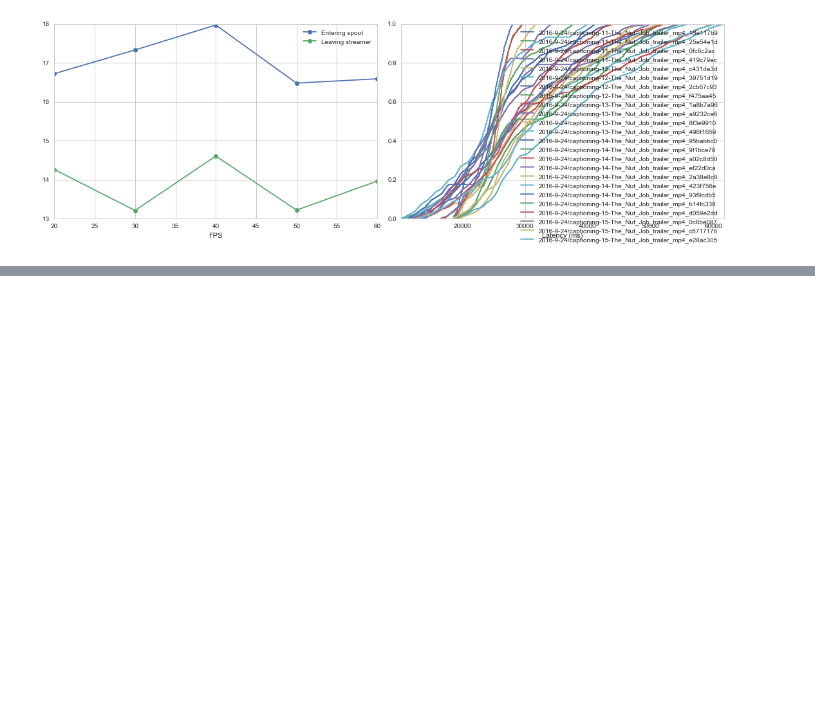
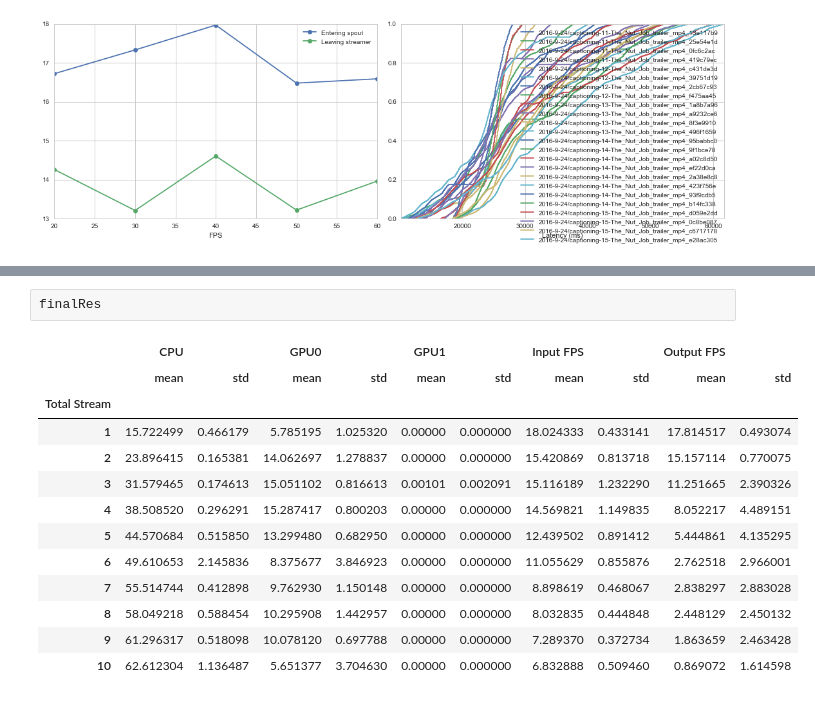
Before and after one commit to Aetf/remotelog, a Jupyter notebook: Exp-Res-New.ipynb, the cells around one changed output, grey strips where cells are left out. Cells and saved outputs as stored; diff of their text form; blank space fills up the shorter version.

```diff
--- a/Exp-Res-New.ipynb
+++ b/Exp-Res-New.ipynb
@@ -152,0 +237,16 @@ p.figure.tight_layout()
+# %%
+finalRes
+# %% [output]
+|  | CPU |  | GPU0 |  | GPU1 |  | Input FPS |  | Output FPS |  |
+|  | mean | std | mean | std | mean | std | mean | std | mean | std |
+| Total Stream |  |  |  |  |  |  |  |  |  |  |
+| 1 | 15.722499 | 0.466179 | 5.785195 | 1.025320 | 0.00000 | 0.000000 | 18.024333 | 0.433141 | 17.814517 | 0.493074 |
+| 2 | 23.896415 | 0.165381 | 14.062697 | 1.278837 | 0.00000 | 0.000000 | 15.420869 | 0.813718 | 15.157114 | 0.770075 |
+| 3 | 31.579465 | 0.174613 | 15.051102 | 0.816613 | 0.00101 | 0.002091 | 15.116189 | 1.232290 | 11.251665 | 2.390326 |
+| 4 | 38.508520 | 0.296291 | 15.287417 | 0.800203 | 0.00000 | 0.000000 | 14.569821 | 1.149835 | 8.052217 | 4.489151 |
+| 5 | 44.570684 | 0.515850 | 13.299480 | 0.682950 | 0.00000 | 0.000000 | 12.439502 | 0.891412 | 5.444861 | 4.135295 |
+| 6 | 49.610653 | 2.145836 | 8.375677 | 3.846923 | 0.00000 | 0.000000 | 11.055629 | 0.855876 | 2.762518 | 2.966001 |
+| 7 | 55.514744 | 0.412898 | 9.762930 | 1.150148 | 0.00000 | 0.000000 | 8.898619 | 0.468067 | 2.838297 | 2.883028 |
+| 8 | 58.049218 | 0.588454 | 10.295908 | 1.442957 | 0.00000 | 0.000000 | 8.032835 | 0.444848 | 2.448129 | 2.450132 |
+| 9 | 61.296317 | 0.518098 | 10.078120 | 0.697788 | 0.00000 | 0.000000 | 7.289370 | 0.372734 | 1.863659 | 2.463428 |
+| 10 | 62.612304 | 1.136487 | 5.651377 | 3.704630 | 0.00000 | 0.000000 | 6.832888 | 0.509460 | 0.869072 | 1.614598 |
```
Also changed, not shown: parts of 7 cells of this notebook.
